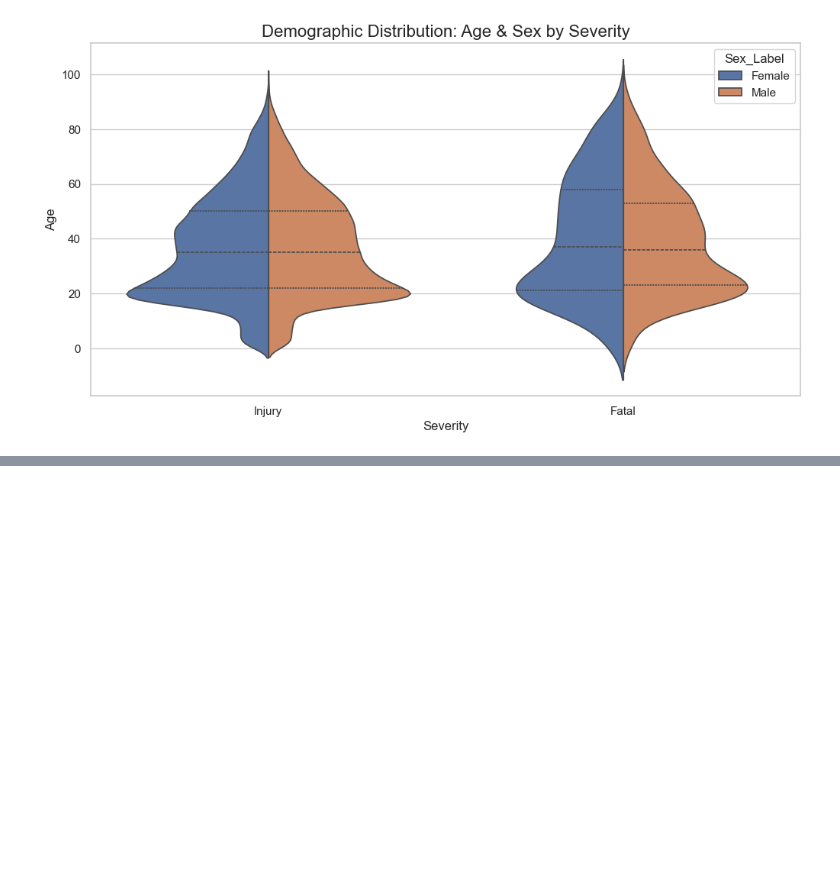
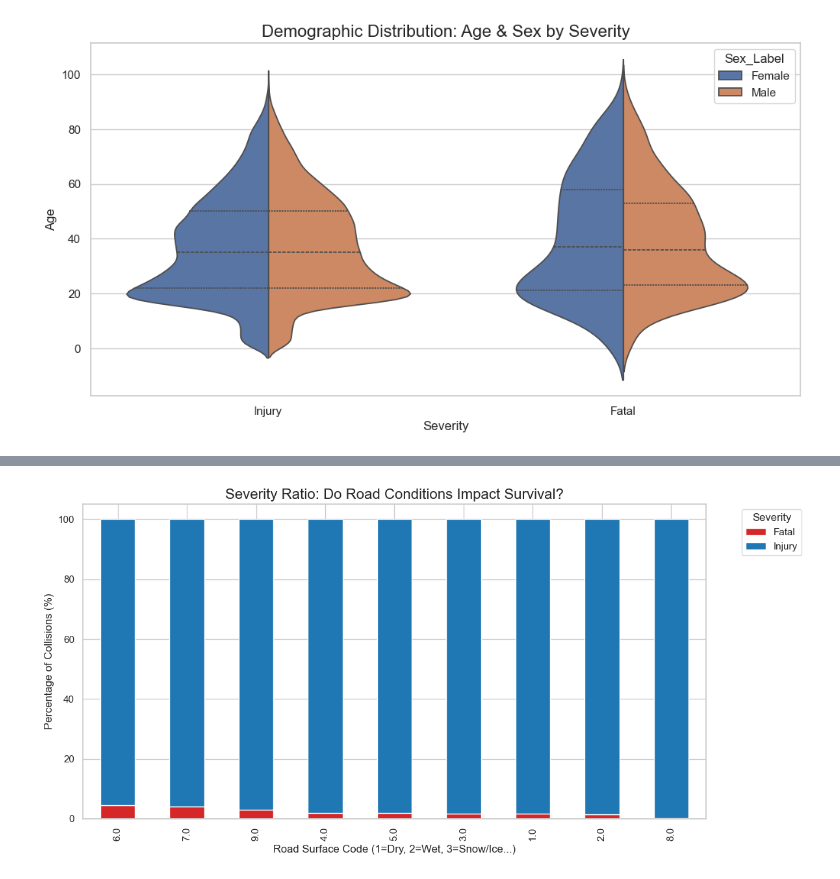
Before and after one commit to Hit-rajput/blood-supply-risk-monitor, a Jupyter notebook: notebooks/explotory_analysis_NCDB.ipynb, the cells around one changed output, grey strips where cells are left out. Saved outputs shown, nothing was run; the diff lists cells and outputs as text; code cells hidden in the pictures; blank space fills up the shorter version.

```diff
--- a/notebooks/explotory_analysis_NCDB.ipynb
+++ b/notebooks/explotory_analysis_NCDB.ipynb
@@ -342,0 +106,22 @@ if 'Sex_Label' in df_final.columns and 'Severity_Label' in df_final.columns:
+# %%
+if 'C_RSUR' in df_final.columns:
+    # Create a crosstab normalized by index (row) to get percentages
+    road_risk = pd.crosstab(
+        df_final['C_RSUR'],
+        df_final['Severity_Label'],
+        normalize='index'
+    ) * 100
+
+    # Sort by Fatality rate to see the most dangerous surfaces
+    if "Fatal" in road_risk.columns:
+        road_risk = road_risk.sort_values("Fatal", ascending=False)
+
+    road_risk.plot(kind='bar', stacked=True, color=['#d62728', '#1f77b4'], figsize=(12, 6))
+    plt.title("Severity Ratio: Do Road Conditions Impact Survival?", fontsize=16)
+    plt.ylabel("Percentage of Collisions (%)")
+    plt.xlabel("Road Surface Code (1=Dry, 2=Wet, 3=Snow/Ice...)")
+    plt.legend(title="Severity", bbox_to_anchor=(1.05, 1), loc='upper left')
+    plt.tight_layout()
+    plt.show()
+# %% [output]
+[figure, added]
```
Also changed, not shown: parts of 23 cells of this notebook, 2 other files.
